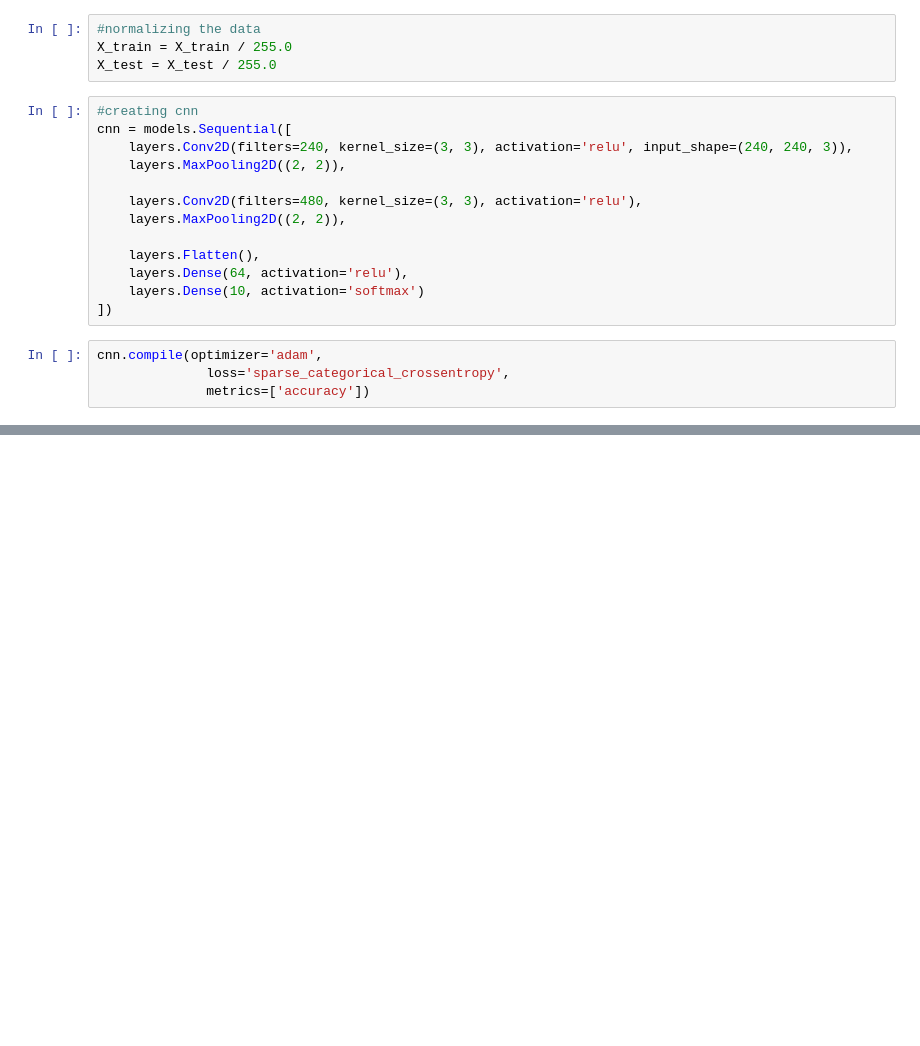
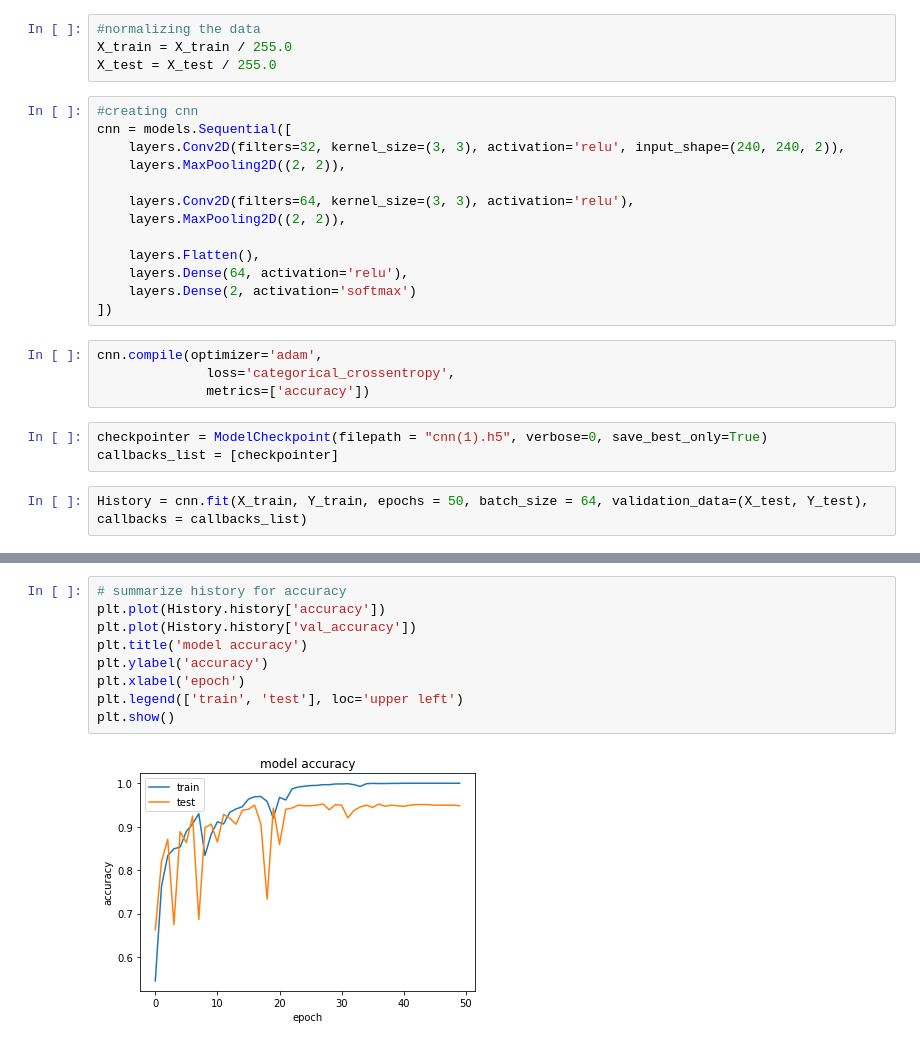
Before and after one commit to jerryadamsfranklin/brain-tumour-detection, a Jupyter notebook: CNN.ipynb, the cells around one changed output, grey strips where cells are left out. Drawn from its saved outputs; the diff is of its cells as text; blank space fills up the shorter version.

```diff
--- a/CNN.ipynb
+++ b/CNN.ipynb
@@ -76,17 +96,22 @@ X_test = X_test / 255.0
 # %%
 #creating cnn
 cnn = models.Sequential([
-    layers.Conv2D(filters=240, kernel_size=(3, 3), activation='relu', input_shape=(240, 240, 3)),
+    layers.Conv2D(filters=32, kernel_size=(3, 3), activation='relu', input_shape=(240, 240, 2)),
     layers.MaxPooling2D((2, 2)),
 
-    layers.Conv2D(filters=480, kernel_size=(3, 3), activation='relu'),
+    layers.Conv2D(filters=64, kernel_size=(3, 3), activation='relu'),
     layers.MaxPooling2D((2, 2)),
 
     layers.Flatten(),
     layers.Dense(64, activation='relu'),
-    layers.Dense(10, activation='softmax')
+    layers.Dense(2, activation='softmax')
 ])
 # %%
 cnn.compile(optimizer='adam',
-              loss='sparse_categorical_crossentropy',
+              loss='categorical_crossentropy',
               metrics=['accuracy'])
+# %%
+checkpointer = ModelCheckpoint(filepath = "cnn(1).h5", verbose=0, save_best_only=True)
+callbacks_list = [checkpointer]
+# %%
+History = cnn.fit(X_train, Y_train, epochs = 50, batch_size = 64, validation_data=(X_test, Y_test), callbacks = callbacks_list)
@@ -96,0 +172,11 @@ ValueError: Failed to convert a NumPy array to a Tensor (Unsupported object type
+# %%
+# summarize history for accuracy
+plt.plot(History.history['accuracy'])
+plt.plot(History.history['val_accuracy'])
+plt.title('model accuracy')
+plt.ylabel('accuracy')
+plt.xlabel('epoch')
+plt.legend(['train', 'test'], loc='upper left')
+plt.show()
+# %% [output]
+[figure, added]
```
Also changed, not shown: parts of 57 cells of this notebook, 1 other file.
